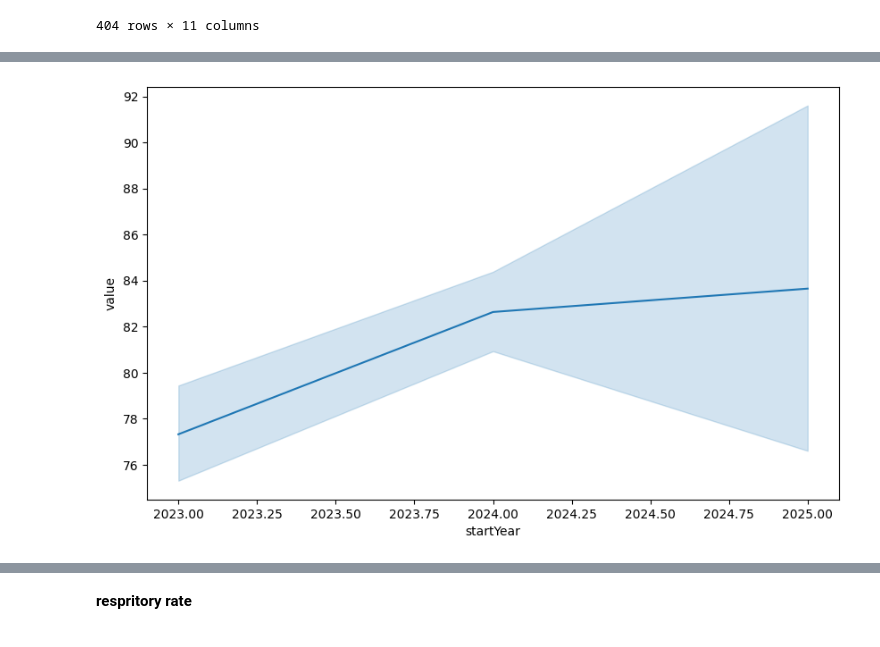
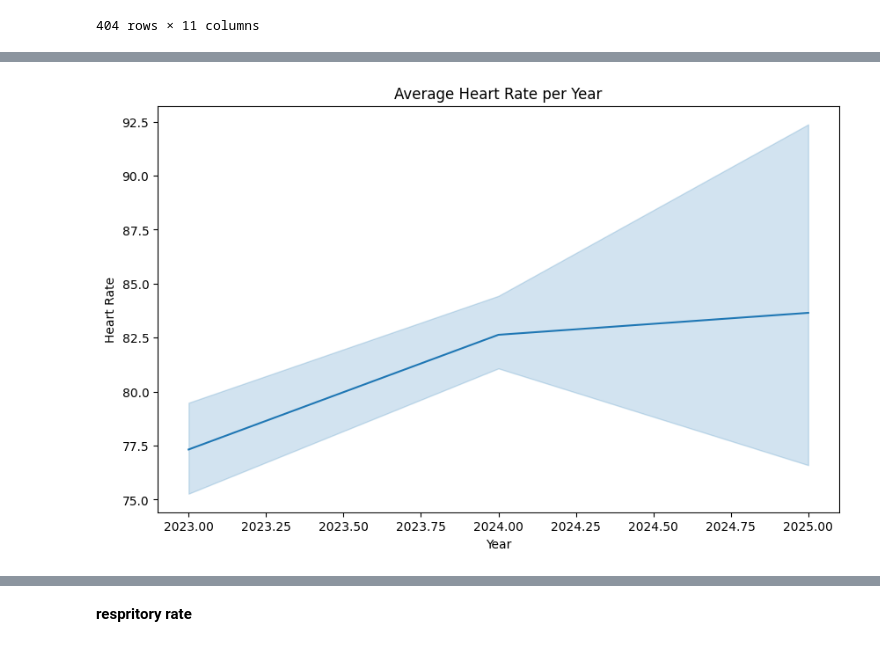
Before and after one commit to YomnaElmousalami/AppleHealthData_Analysis, a Jupyter notebook: Analyze_Sis_health_Data.ipynb, the cells around one changed output, grey strips where cells are left out. Saved outputs shown, nothing was run; the diff lists cells and outputs as text; code cells hidden in the pictures.

```diff
--- a/Analyze_Sis_health_Data.ipynb
+++ b/Analyze_Sis_health_Data.ipynb
@@ -1206,5 +1232,9 @@ heart_rate_per_day
 # %%
 plt.figure(figsize=(10, 6))
 sns.lineplot(data=heart_rate_per_day, x = 'startYear', y = 'value', markers=True);
+plt.title('Average Heart Rate per Year');
+plt.xlabel('Year');
+plt.ylabel('Heart Rate');
+plt.show();
 # %% [output]
-[figure, old version]
+[figure, new version]
```
Also changed, not shown: parts of 11 cells of this notebook.
